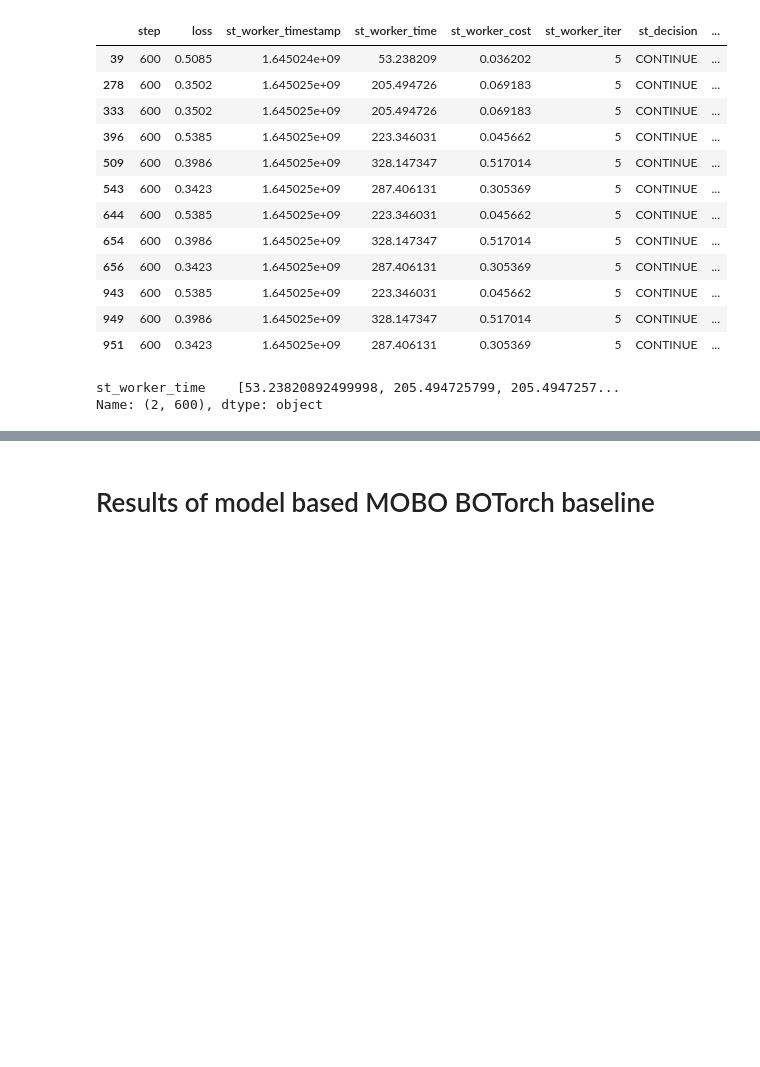
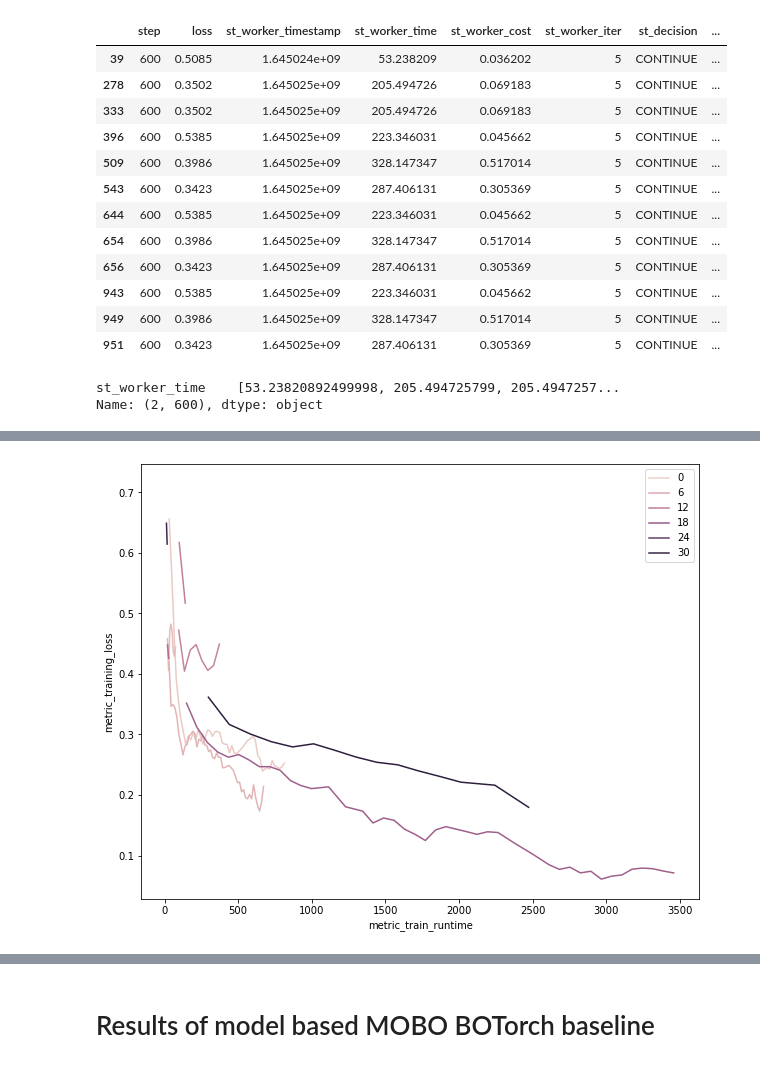
Before and after one commit to talesa/syne-tune, a Jupyter notebook: adam_scripts/notebooks/temp.ipynb, the cells around one changed output, grey strips where cells are left out. Saved outputs shown, nothing was run; the diff lists cells and outputs as text; code cells hidden in the pictures; blank space fills up the shorter version.

```diff
--- a/adam_scripts/notebooks/temp.ipynb
+++ b/adam_scripts/notebooks/temp.ipynb
@@ -1663,0 +1727,8 @@ sns.lineplot(data=dfff.results,
+# %%
+with open('hf-blackbox-2.pickle', 'rb') as handle:
+    f = pickle.load(handle)
+
+f.get_axes()[0].legend()
+f.show()
+# %% [output]
+[figure, added]
```
Also changed, not shown: parts of 28 cells of this notebook.
